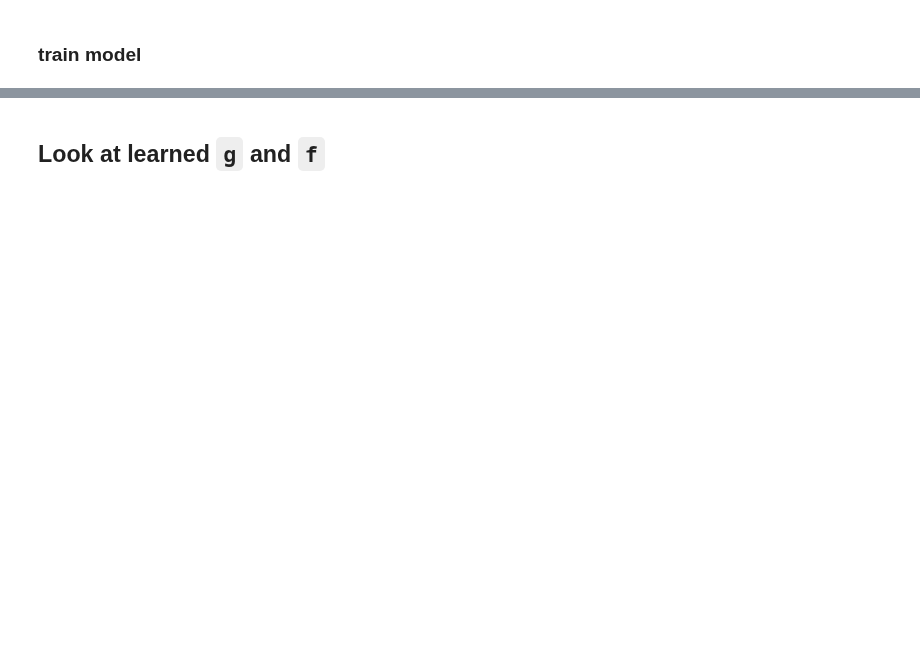
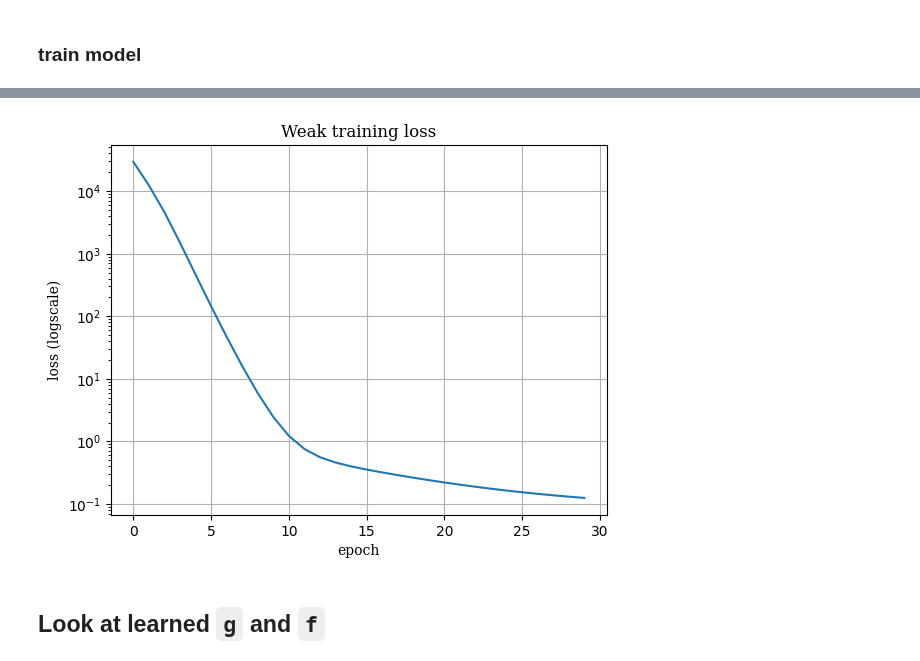
Before and after one commit to MalachiteWind/stable_node_control, a Jupyter notebook: notebooks/weak-form/weak_formulation.ipynb, the cells around one changed output, grey strips where cells are left out. Drawn from its saved outputs; the diff is of its cells as text; code cells hidden in the pictures; blank space fills up the shorter version.

```diff
--- a/notebooks/weak-form/weak_formulation.ipynb
+++ b/notebooks/weak-form/weak_formulation.ipynb
@@ -349,3 +377,16 @@ plt.show()
+# %%
+family = 'serif'
+
+plt.plot(losses)
+plt.grid(True)
+plt.yscale('log')
+plt.title("Weak training loss", family=family)
+plt.xlabel("epoch", family=family)
+plt.ylabel("loss (logscale)", family=family)
+plt.savefig(f"weak_training_loss_epoch_{n_epochs}.png")
+plt.show()
+# %% [output]
+[figure, added]
 # %% [markdown]
 ## Look at learned `g` and `f`
 # %%
```
Also changed, not shown: parts of 10 cells of this notebook, 9 other files.
